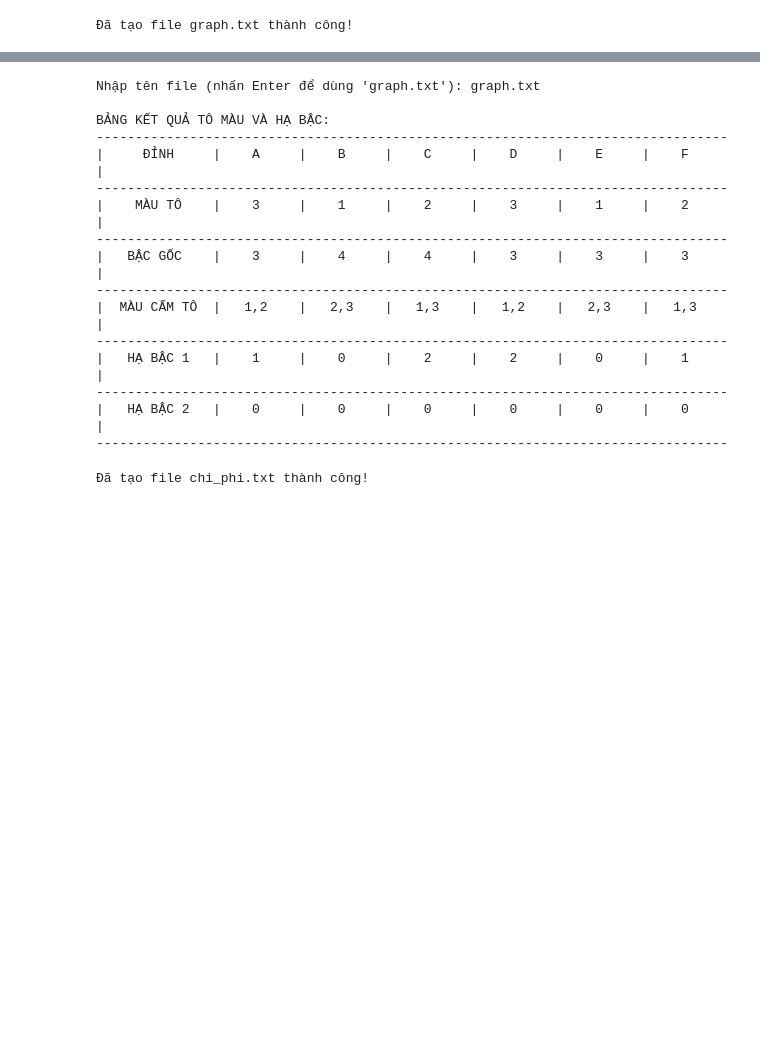
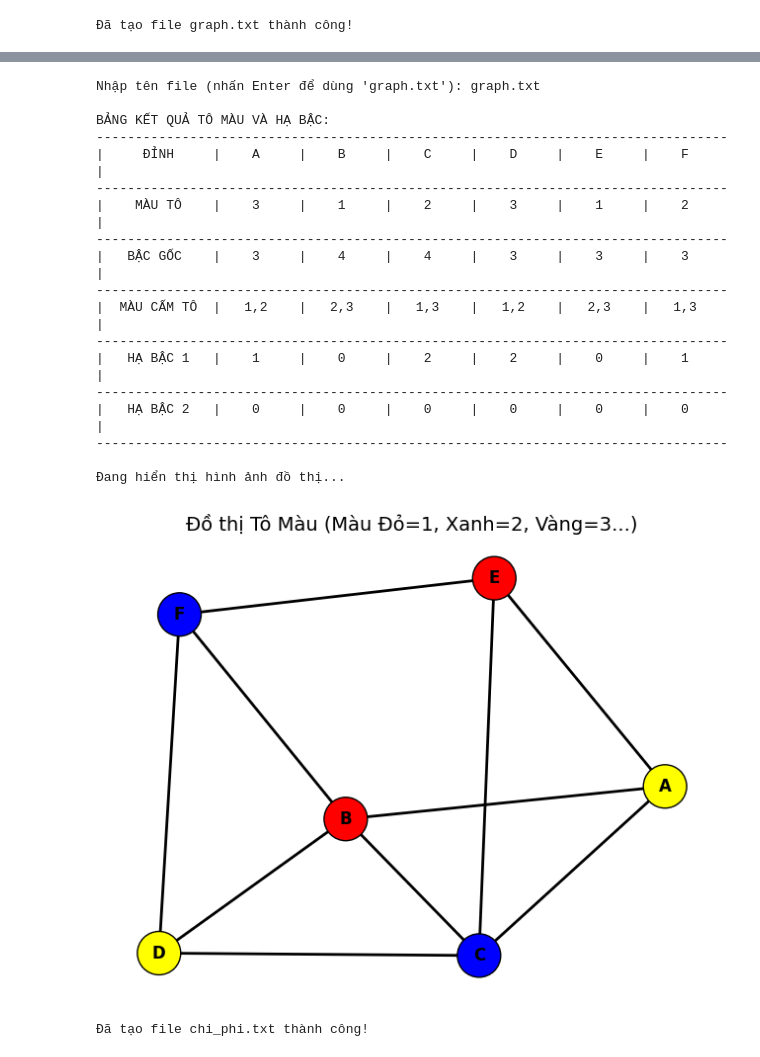
Before and after one commit to vokiet2005/TTNT, a Jupyter notebook: baitaptuan4.ipynb, the cells around one changed output, grey strips where cells are left out. Saved outputs shown, nothing was run; the diff lists cells and outputs as text; code cells hidden in the pictures; blank space fills up the shorter version.

```diff
--- a/baitaptuan4.ipynb
+++ b/baitaptuan4.ipynb
@@ -176,8 +352,11 @@ import os
 # %%
 import string
 import os
+# --- THÊM THƯ VIỆN ĐỂ VẼ HÌNH ---
+import networkx as nx
+import matplotlib.pyplot as plt
 
-# --- PHẦN 1: CÁC HÀM XỬ LÝ LOGIC ---
+# --- PHẦN 1: CÁC HÀM XỬ LÝ LOGIC (GIỮ NGUYÊN) ---
 
 def tao_file_mau_neu_chua_co(ten_file):
     """Tự động tạo file graph.txt nếu chưa tồn tại để test"""
@@ -211,7 +390,7 @@ def khoi_tao_thong_tin(G):
 
 def sap_xep_dinh(nodes, degrees):
     """Sắp xếp đỉnh theo bậc giảm dần (Selection Sort)"""
-    # Copy dữ liệu để không ảnh hưởng list gốc
+
     degrees_copy = degrees[:]
     sorted_nodes = []
     used_indices = []
@@ -293,7 +472,7 @@ def tinh_ha_bac(G, solution, all_nodes):
 
     return history
 
-# --- PHẦN 2: IN ẤN HIỂN THỊ ---
+# --- PHẦN 2: IN ẤN HIỂN THỊ (GIỮ NGUYÊN) ---
 
 def in_bang_ket_qua(G, solution, all_nodes, degrees, t_index, history):
     # Sắp xếp hiển thị theo tên A, B, C...
@@ -324,7 +503,7 @@ def in_bang_ket_qua(G, solution, all_nodes, degrees, t_index, history):
     print()
     print_line()
 
-    # 2. Màu Tô (Đây là phần bạn yêu cầu thêm)
+    # 2. Màu Tô
     colors = [solution[n] for n in display_nodes]
     print_row("MÀU TÔ", colors)
 
@@ -356,6 +535,54 @@ def in_bang_ket_qua(G, solution, all_nodes, degrees, t_index, history):
             ordered_deg.append(deg_list[idx])
         print_row(f"HẠ BẬC {i+1}", ordered_deg)
 
+# --- PHẦN MỚI THÊM: VẼ HÌNH ---
+
+def ve_do_thi_to_mau(G, solution, all_nodes):
+    """Vẽ đồ thị với màu sắc tương ứng các con số 1, 2, 3..."""
+    print("\nĐang hiển thị hình ảnh đồ thị...")
+
+    # 1. Bảng màu tương ứng với các số 1, 2, 3, 4...
+    color_palette = {
+        1: 'red',       # Số 1 -> Màu Đỏ
+        2: 'blue',      # Số 2 -> Màu Xanh dương
+        3: 'yellow',    # Số 3 -> Màu Vàng
+        4: 'green',     # Số 4 -> Màu Xanh lá
+        5: 'orange',    # Số 5 -> Màu Cam
+        6: 'purple',    # Số 6 -> Màu Tím
+        7: 'cyan',      # Số 7 -> Màu Xanh lơ
+        0: 'grey'       # Màu xám nếu lỗi
+    }
+
+    # 2. Tạo đồ thị NetworkX
+    G_viz = nx.Graph()
+    G_viz.add_nodes_from(all_nodes)
+
+    n = len(G)
+    for i in range(n):
+        for j in range(i + 1, n):
+            if G[i][j] == 1:
+                G_viz.add_edge(all_nodes[i], all_nodes[j])
+
+    # 3. Ánh xạ màu từ solution vào đồ thị
+    node_colors = []
+    for node in G_viz.nodes():
+        color_code = solution.get(node, 0)
+        # Lấy màu từ bảng màu, nếu số lớn hơn 7 thì mặc định là trắng
+        c = color_palette.get(color_code, 'white')
+        node_colors.append(c)
+
+    # 4. Vẽ
+    plt.figure(figsize=(8, 6))
+    pos = nx.spring_layout(G_viz, seed=42) # Bố cục lò xo
+
+    nx.draw_networkx_nodes(G_viz, pos, node_color=node_colors, node_size=1000, edgecolors='black')
+    nx.draw_networkx_labels(G_viz, pos, font_size=12, font_weight='bold')
+    nx.draw_networkx_edges(G_viz, pos, width=2)
+
+    plt.title("Đồ thị Tô Màu (Màu Đỏ=1, Xanh=2, Vàng=3...)", fontsize=14)
+    plt.axis('off')
+    plt.show()
+
 # --- PHẦN 3: MAIN ---
 
 def main():
@@ -368,33 +595,39 @@ def main():
         ten_file = inp
 
     G = doc_ma_tran(ten_file)
     if G:
         nodes, t_index, degrees = khoi_tao_thong_tin(G)
         sorted_nodes = sap_xep_dinh(nodes, degrees)
         solution = thuat_toan_to_mau(G, sorted_nodes, t_index, nodes)
         history = tinh_ha_bac(G, solution, nodes)
 
         in_bang_ket_qua(G, solution, nodes, degrees, t_index, history)
 
+        # --- GỌI HÀM VẼ HÌNH MỚI THÊM Ở ĐÂY ---
+        ve_do_thi_to_mau(G, solution, nodes)
+
 if __name__ == "__main__":
     main()
 # %% [output]
 Nhập tên file (nhấn Enter để dùng 'graph.txt'): graph.txt
 
 BẢNG KẾT QUẢ TÔ MÀU VÀ HẠ BẬC:
 ---------------------------------------------------------------------------------
 |     ĐỈNH     |    A     |    B     |    C     |    D     |    E     |    F     |
 ---------------------------------------------------------------------------------
 |    MÀU TÔ    |    3     |    1     |    2     |    3     |    1     |    2     |
 ---------------------------------------------------------------------------------
 |   BẬC GỐC    |    3     |    4     |    4     |    3     |    3     |    3     |
 ---------------------------------------------------------------------------------
 |  MÀU CẤM TÔ  |   1,2    |   2,3    |   1,3    |   1,2    |   2,3    |   1,3    |
 ---------------------------------------------------------------------------------
 |   HẠ BẬC 1   |    1     |    0     |    2     |    2     |    0     |    1     |
 ---------------------------------------------------------------------------------
 |   HẠ BẬC 2   |    0     |    0     |    0     |    0     |    0     |    0     |
 ---------------------------------------------------------------------------------
+
+Đang hiển thị hình ảnh đồ thị...
+[figure, added]
 # %%
 # Nội dung ma trận
 T= [[0, 10, 15, 20],
```
Also changed, not shown: parts of 3 cells of this notebook.
